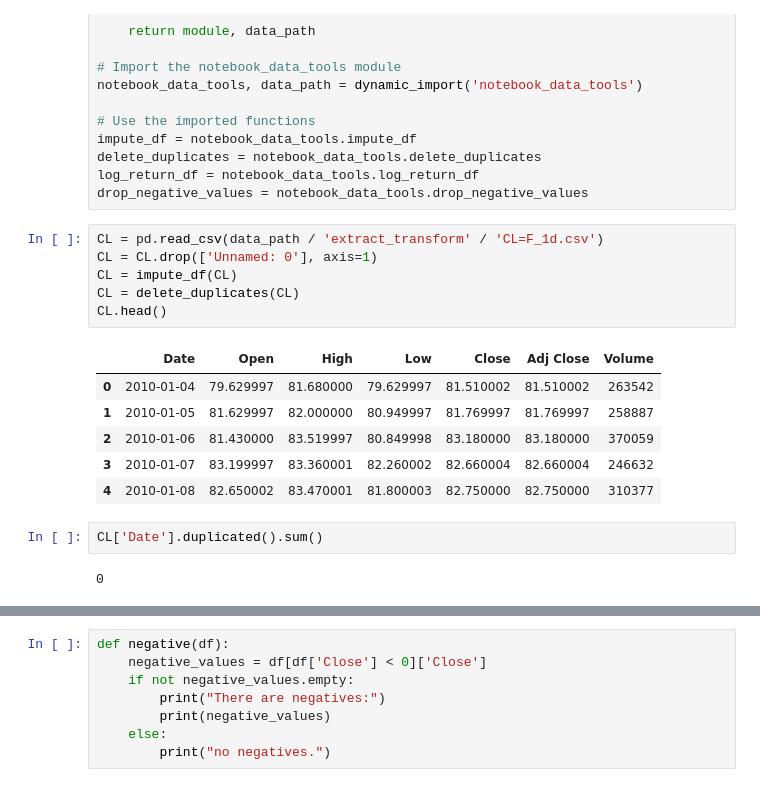
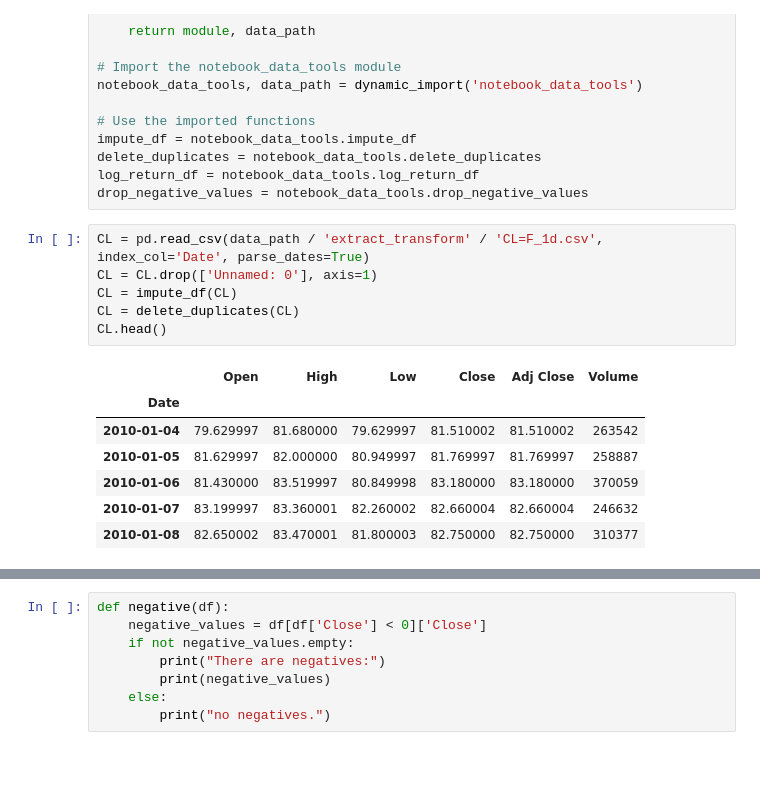
Before and after one commit to Errahum/HeliosFinance, a Jupyter notebook: notebooks/errahum_research/models/models.ipynb, the cells around one changed output, grey strips where cells are left out. Drawn from its saved outputs; the diff is of its cells as text; blank space fills up the shorter version.

```diff
--- a/notebooks/errahum_research/models/models.ipynb
+++ b/notebooks/errahum_research/models/models.ipynb
@@ -46,19 +46,16 @@ delete_duplicates = notebook_data_tools.delete_duplicates
 log_return_df = notebook_data_tools.log_return_df
 drop_negative_values = notebook_data_tools.drop_negative_values
 # %%
-CL = pd.read_csv(data_path / 'extract_transform' / 'CL=F_1d.csv')
+CL = pd.read_csv(data_path / 'extract_transform' / 'CL=F_1d.csv', index_col='Date', parse_dates=True)
 CL = CL.drop(['Unnamed: 0'], axis=1)
 CL = impute_df(CL)
 CL = delete_duplicates(CL)
 CL.head()
 # %% [output]
-|  | Date | Open | High | Low | Close | Adj Close | Volume |
-| 0 | 2010-01-04 | 79.629997 | 81.680000 | 79.629997 | 81.510002 | 81.510002 | 263542 |
-| 1 | 2010-01-05 | 81.629997 | 82.000000 | 80.949997 | 81.769997 | 81.769997 | 258887 |
-| 2 | 2010-01-06 | 81.430000 | 83.519997 | 80.849998 | 83.180000 | 83.180000 | 370059 |
-| 3 | 2010-01-07 | 83.199997 | 83.360001 | 82.260002 | 82.660004 | 82.660004 | 246632 |
-| 4 | 2010-01-08 | 82.650002 | 83.470001 | 81.800003 | 82.750000 | 82.750000 | 310377 |
+|  | Open | High | Low | Close | Adj Close | Volume |
+| Date |  |  |  |  |  |  |
+| 2010-01-04 | 79.629997 | 81.680000 | 79.629997 | 81.510002 | 81.510002 | 263542 |
+| 2010-01-05 | 81.629997 | 82.000000 | 80.949997 | 81.769997 | 81.769997 | 258887 |
+| 2010-01-06 | 81.430000 | 83.519997 | 80.849998 | 83.180000 | 83.180000 | 370059 |
+| 2010-01-07 | 83.199997 | 83.360001 | 82.260002 | 82.660004 | 82.660004 | 246632 |
+| 2010-01-08 | 82.650002 | 83.470001 | 81.800003 | 82.750000 | 82.750000 | 310377 |
-# %%
-CL['Date'].duplicated().sum()
-# %% [output]
-0
```
Also changed, not shown: parts of 8 cells of this notebook.
